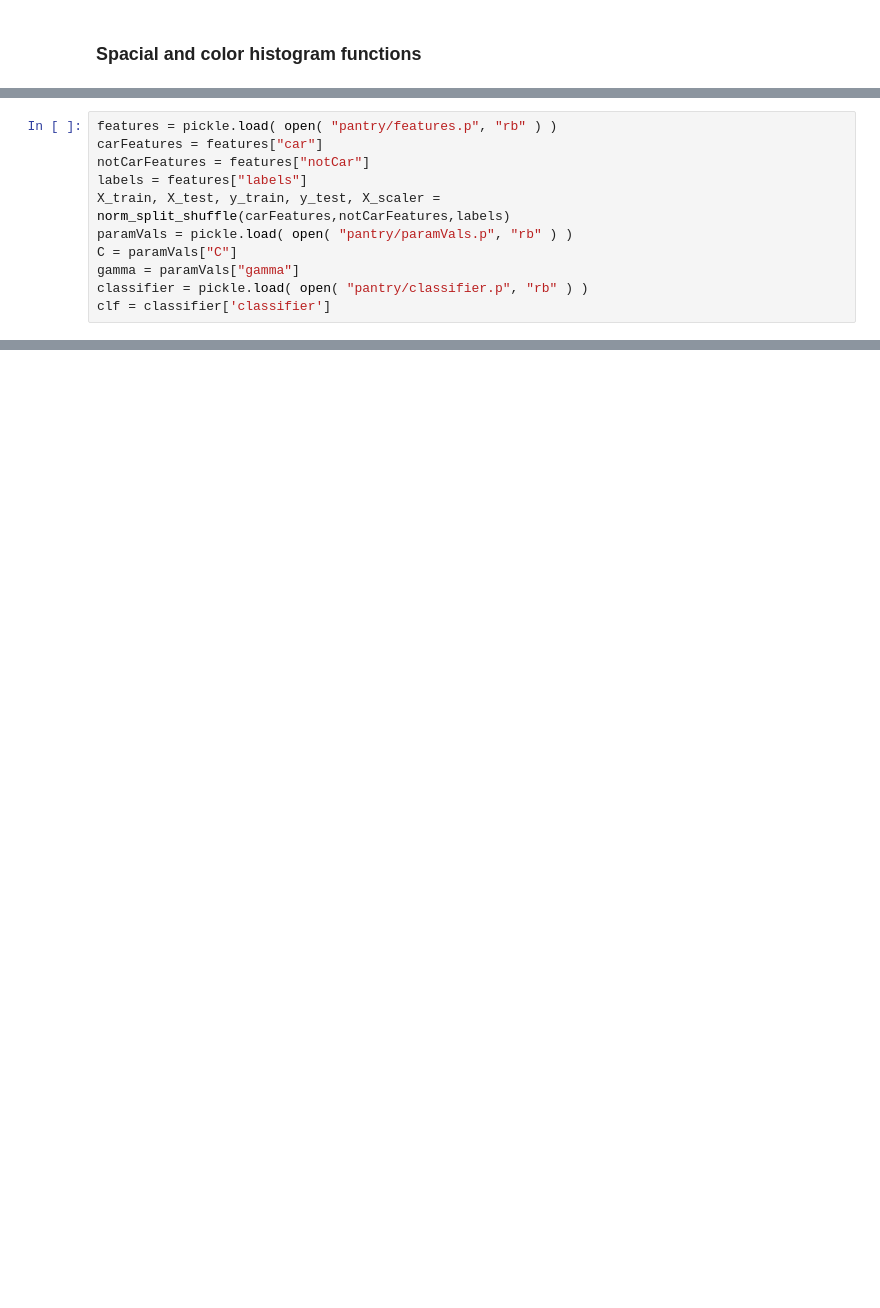
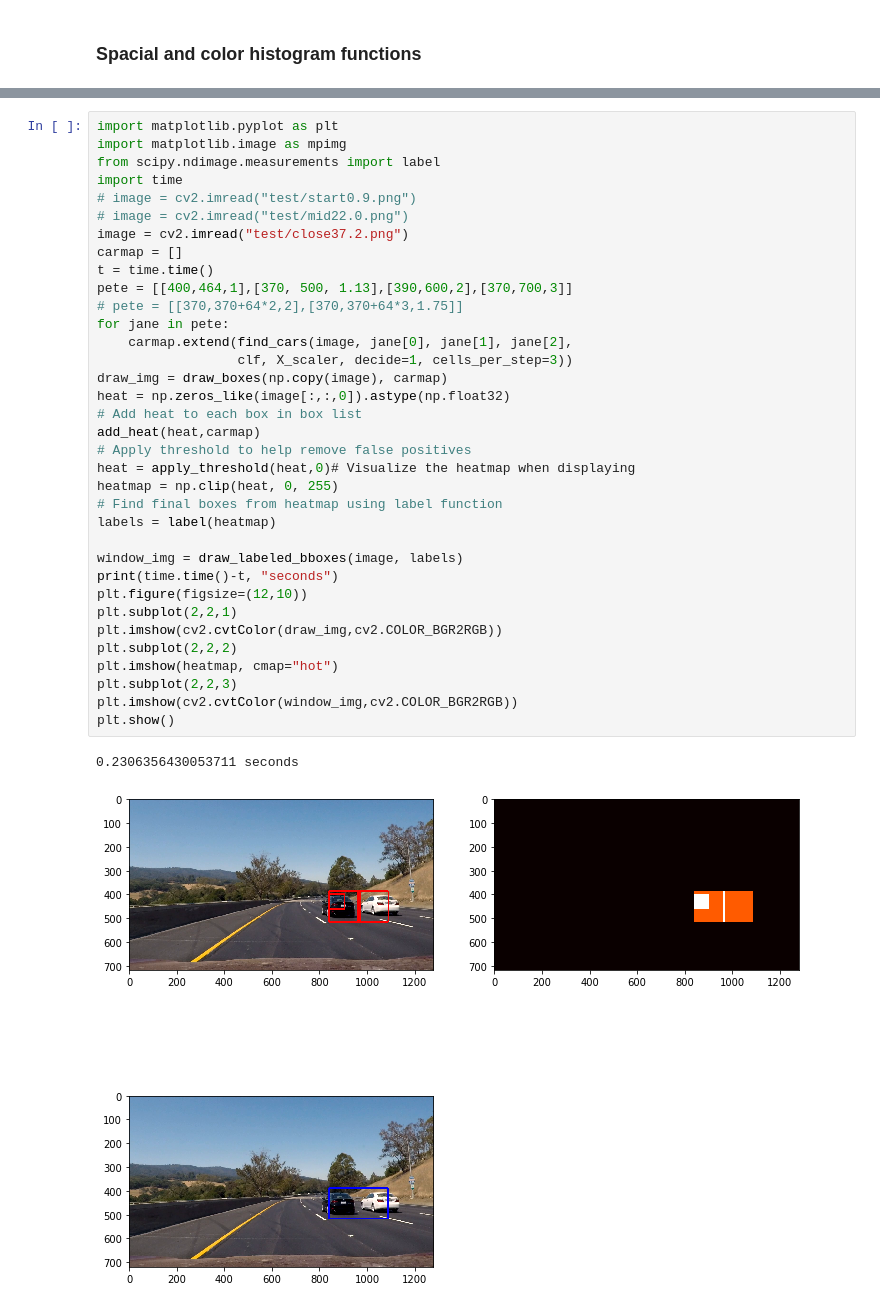
Before and after one commit to ryan-jonesford/vehicle_detection, a Jupyter notebook: vehicle_detection.ipynb, the cells around one changed output, grey strips where cells are left out. Saved outputs shown, nothing was run; the diff lists cells and outputs as text; blank space fills up the shorter version.

```diff
--- a/vehicle_detection.ipynb
+++ b/vehicle_detection.ipynb
@@ -266,11 +311,0 @@ def norm_split_shuffle(car_features, not_car_features, labels):
-# %%
-features = pickle.load( open( "pantry/features.p", "rb" ) )
-carFeatures = features["car"]
-notCarFeatures = features["notCar"]
-labels = features["labels"]
-X_train, X_test, y_train, y_test, X_scaler = norm_split_shuffle(carFeatures,notCarFeatures,labels)
-paramVals = pickle.load( open( "pantry/paramVals.p", "rb" ) )
-C = paramVals["C"]
-gamma = paramVals["gamma"]
-classifier = pickle.load( open( "pantry/classifier.p", "rb" ) )
-clf = classifier['classifier']
@@ -379,0 +381,38 @@ ValueError: need at least one array to concatenate
+# %%
+import matplotlib.pyplot as plt
+import matplotlib.image as mpimg
+from scipy.ndimage.measurements import label
+import time
+# image = cv2.imread("test/start0.9.png")
+# image = cv2.imread("test/mid22.0.png")
+image = cv2.imread("test/close37.2.png")
+carmap = []
+t = time.time()
+pete = [[400,464,1],[370, 500, 1.13],[390,600,2],[370,700,3]]
+# pete = [[370,370+64*2,2],[370,370+64*3,1.75]]
+for jane in pete:
+    carmap.extend(find_cars(image, jane[0], jane[1], jane[2],
+                  clf, X_scaler, decide=1, cells_per_step=3))
+draw_img = draw_boxes(np.copy(image), carmap)
+heat = np.zeros_like(image[:,:,0]).astype(np.float32)
+# Add heat to each box in box list
+add_heat(heat,carmap)
+# Apply threshold to help remove false positives
+heat = apply_threshold(heat,0)# Visualize the heatmap when displaying
+heatmap = np.clip(heat, 0, 255)
+# Find final boxes from heatmap using label function
+labels = label(heatmap)
+
+window_img = draw_labeled_bboxes(image, labels)
+print(time.time()-t, "seconds")
+plt.figure(figsize=(12,10))
+plt.subplot(2,2,1)
+plt.imshow(cv2.cvtColor(draw_img,cv2.COLOR_BGR2RGB))
+plt.subplot(2,2,2)
+plt.imshow(heatmap, cmap="hot")
+plt.subplot(2,2,3)
+plt.imshow(cv2.cvtColor(window_img,cv2.COLOR_BGR2RGB))
+plt.show()
+# %% [output]
+0.2306356430053711 seconds
+[figure, added]
```
Also changed, not shown: parts of 29 cells of this notebook, 4 other files.
